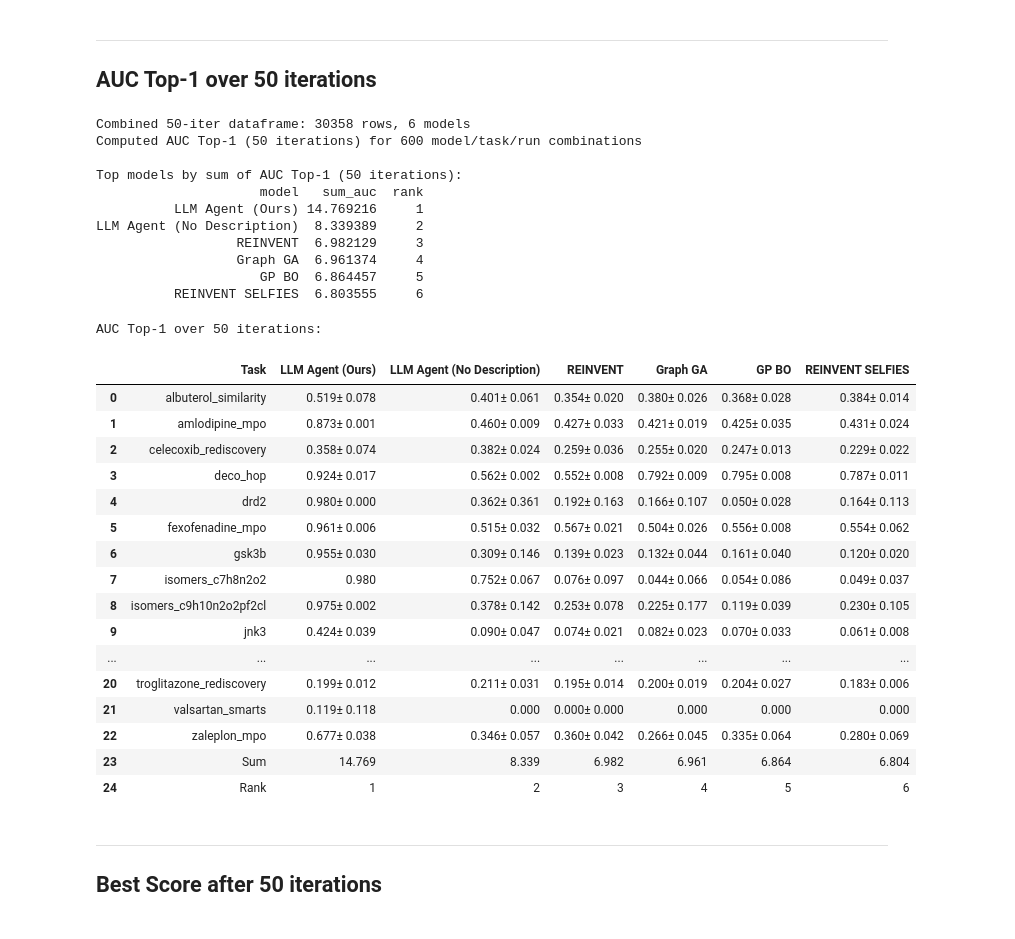
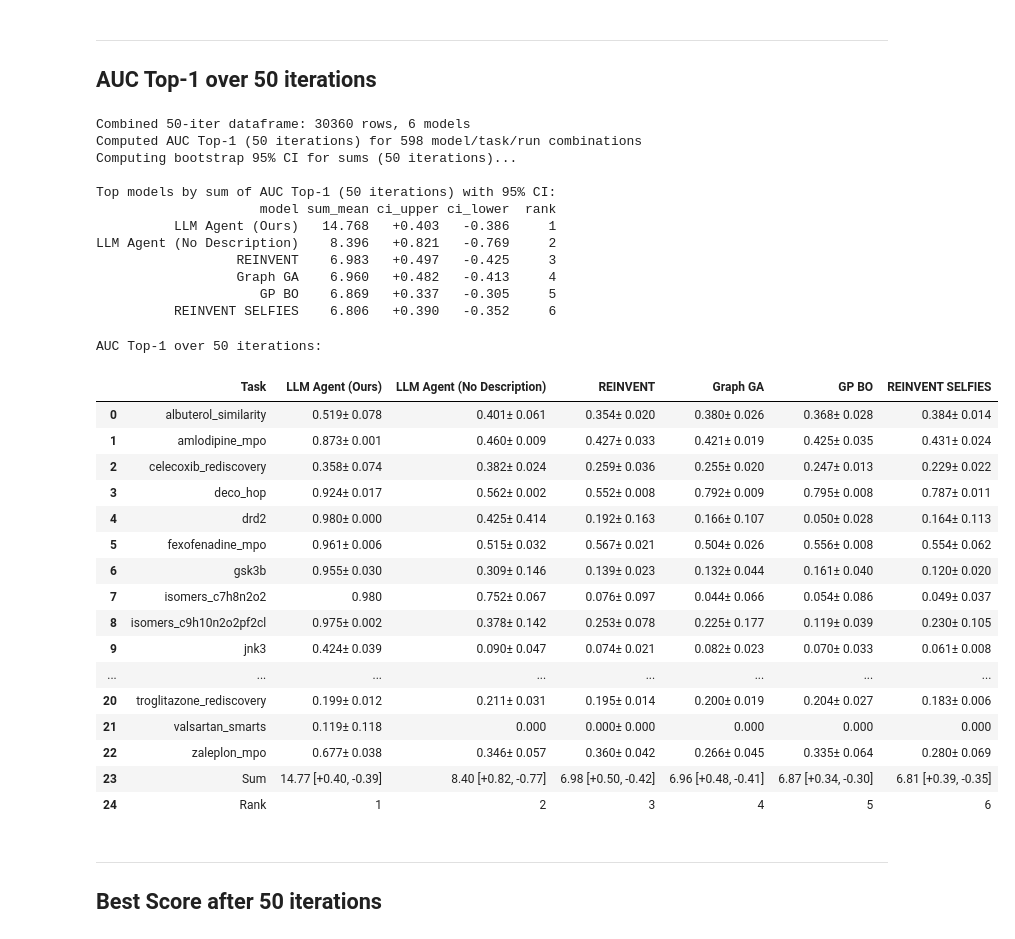
Before and after one commit to FabianKruger/molecule-optimization-agent, a Jupyter notebook: analysis/paper/tdc_task.ipynb, the cells around one changed output. Drawn from its saved outputs; the diff is of its cells as text; code cells hidden in the pictures.

```diff
--- a/analysis/paper/tdc_task.ipynb
+++ b/analysis/paper/tdc_task.ipynb
@@ -426,41 +527,52 @@ print(f"Computed AUC Top-1 (50 iterations) for {len(auc_df_50)} model/task/run c
 auc_summary_50 = auc_df_50.groupby(['model', 'task'])['auc_top1'].agg(['mean', 'std']).reset_index()
 auc_summary_50.columns = ['model', 'task', 'auc_mean', 'auc_std']
 
-# Compute sum of mean AUC across all tasks for each model
-model_sums_50 = auc_summary_50.groupby('model')['auc_mean'].sum().reset_index()
-model_sums_50.columns = ['model', 'sum_auc']
-model_sums_50 = model_sums_50.sort_values('sum_auc', ascending=False).reset_index(drop=True)
-model_sums_50['rank'] = range(1, len(model_sums_50) + 1)
+# Compute bootstrap 95% CI for sum across tasks
+print("Computing bootstrap 95% CI for sums (50 iterations)...")
+model_sums_ci_50 = bootstrap_sum_ci(auc_df_50, 'auc_top1', n_bootstrap=10000, ci=0.95, seed=42)
+model_sums_ci_50 = model_sums_ci_50.sort_values('sum_mean', ascending=False).reset_index(drop=True)
+model_sums_ci_50['rank'] = range(1, len(model_sums_ci_50) + 1)
 
-print(f"\nTop models by sum of AUC Top-1 (50 iterations):")
-print(model_sums_50.to_string(index=False))
+# Display with relative CI values
+model_sums_ci_50_display = model_sums_ci_50.copy()
+model_sums_ci_50_display['ci_upper'] = model_sums_ci_50_display['sum_ci_upper'] - model_sums_ci_50_display['sum_mean']
+model_sums_ci_50_display['ci_lower'] = model_sums_ci_50_display['sum_mean'] - model_sums_ci_50_display['sum_ci_lower']
+model_sums_ci_50_display = model_sums_ci_50_display[['model', 'sum_mean', 'ci_upper', 'ci_lower', 'rank']]
+
+print(f"\nTop models by sum of AUC Top-1 (50 iterations) with 95% CI:")
+print(model_sums_ci_50_display.to_string(index=False, formatters={
+    'sum_mean': '{:.3f}'.format,
+    'ci_upper': '+{:.3f}'.format,
+    'ci_lower': '-{:.3f}'.format
+}))
 # %% [output]
-Combined 50-iter dataframe: 30358 rows, 6 models
-Computed AUC Top-1 (50 iterations) for 600 model/task/run combinations
+Combined 50-iter dataframe: 30360 rows, 6 models
+Computed AUC Top-1 (50 iterations) for 598 model/task/run combinations
+Computing bootstrap 95% CI for sums (50 iterations)...
 
-Top models by sum of AUC Top-1 (50 iterations):
-                     model   sum_auc  rank
-          LLM Agent (Ours) 14.769216     1
-LLM Agent (No Description)  8.339389     2
-                  REINVENT  6.982129     3
-                  Graph GA  6.961374     4
-                     GP BO  6.864457     5
-          REINVENT SELFIES  6.803555     6
+Top models by sum of AUC Top-1 (50 iterations) with 95% CI:
+                     model sum_mean ci_upper ci_lower  rank
+          LLM Agent (Ours)   14.768   +0.403   -0.386     1
+LLM Agent (No Description)    8.396   +0.821   -0.769     2
+                  REINVENT    6.983   +0.497   -0.425     3
+                  Graph GA    6.960   +0.482   -0.413     4
+                     GP BO    6.869   +0.337   -0.305     5
+          REINVENT SELFIES    6.806   +0.390   -0.352     6
 # %%
 # Create comparison table for 50 iterations
-model_order_50 = model_sums_50['model'].tolist()
-comparison_table_50 = create_comparison_table(auc_summary_50, model_sums_50, TASKS, model_order_50)
+model_order_50 = model_sums_ci_50['model'].tolist()
+comparison_table_50 = create_comparison_table(auc_summary_50, model_sums_ci_50, TASKS, model_order_50)
 
 print("AUC Top-1 over 50 iterations:")
 comparison_table_50
 # %% [output]
 AUC Top-1 over 50 iterations:
 |  | Task | LLM Agent (Ours) | LLM Agent (No Description) | REINVENT | Graph GA | GP BO | REINVENT SELFIES |
 | 0 | albuterol_similarity | 0.519± 0.078 | 0.401± 0.061 | 0.354± 0.020 | 0.380± 0.026 | 0.368± 0.028 | 0.384± 0.014 |
 | 1 | amlodipine_mpo | 0.873± 0.001 | 0.460± 0.009 | 0.427± 0.033 | 0.421± 0.019 | 0.425± 0.035 | 0.431± 0.024 |
 | 2 | celecoxib_rediscovery | 0.358± 0.074 | 0.382± 0.024 | 0.259± 0.036 | 0.255± 0.020 | 0.247± 0.013 | 0.229± 0.022 |
 | 3 | deco_hop | 0.924± 0.017 | 0.562± 0.002 | 0.552± 0.008 | 0.792± 0.009 | 0.795± 0.008 | 0.787± 0.011 |
-| 4 | drd2 | 0.980± 0.000 | 0.362± 0.361 | 0.192± 0.163 | 0.166± 0.107 | 0.050± 0.028 | 0.164± 0.113 |
+| 4 | drd2 | 0.980± 0.000 | 0.425± 0.414 | 0.192± 0.163 | 0.166± 0.107 | 0.050± 0.028 | 0.164± 0.113 |
 | 5 | fexofenadine_mpo | 0.961± 0.006 | 0.515± 0.032 | 0.567± 0.021 | 0.504± 0.026 | 0.556± 0.008 | 0.554± 0.062 |
 | 6 | gsk3b | 0.955± 0.030 | 0.309± 0.146 | 0.139± 0.023 | 0.132± 0.044 | 0.161± 0.040 | 0.120± 0.020 |
 | 7 | isomers_c7h8n2o2 | 0.980 | 0.752± 0.067 | 0.076± 0.097 | 0.044± 0.066 | 0.054± 0.086 | 0.049± 0.037 |
@@ -470,7 +582,7 @@ AUC Top-1 over 50 iterations:
 | 20 | troglitazone_rediscovery | 0.199± 0.012 | 0.211± 0.031 | 0.195± 0.014 | 0.200± 0.019 | 0.204± 0.027 | 0.183± 0.006 |
 | 21 | valsartan_smarts | 0.119± 0.118 | 0.000 | 0.000± 0.000 | 0.000 | 0.000 | 0.000 |
 | 22 | zaleplon_mpo | 0.677± 0.038 | 0.346± 0.057 | 0.360± 0.042 | 0.266± 0.045 | 0.335± 0.064 | 0.280± 0.069 |
-| 23 | Sum | 14.769 | 8.339 | 6.982 | 6.961 | 6.864 | 6.804 |
+| 23 | Sum | 14.77 [+0.40, -0.39] | 8.40 [+0.82, -0.77] | 6.98 [+0.50, -0.42] | 6.96 [+0.48, -0.41] | 6.87 [+0.34, -0.30] | 6.81 [+0.39, -0.35] |
 | 24 | Rank | 1 | 2 | 3 | 4 | 5 | 6 |
 # %% [markdown]
 ---
```
Also changed, not shown: parts of 6 cells of this notebook, 9 other files.
